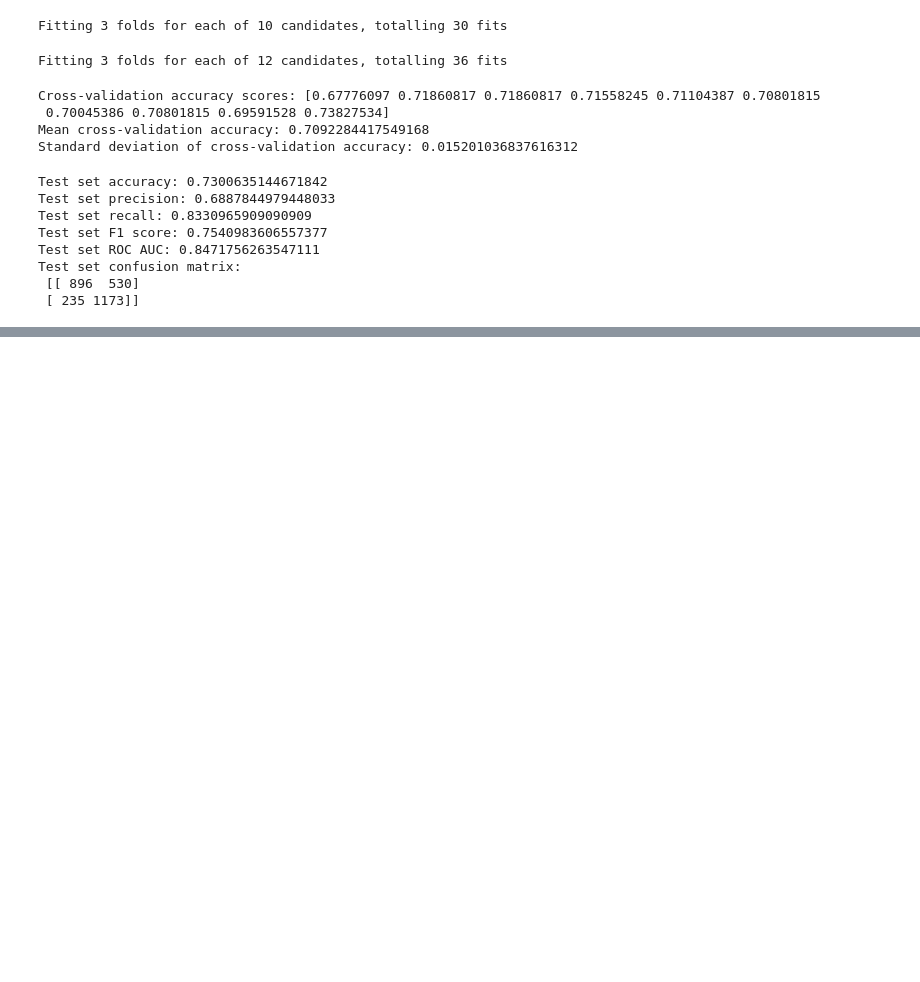
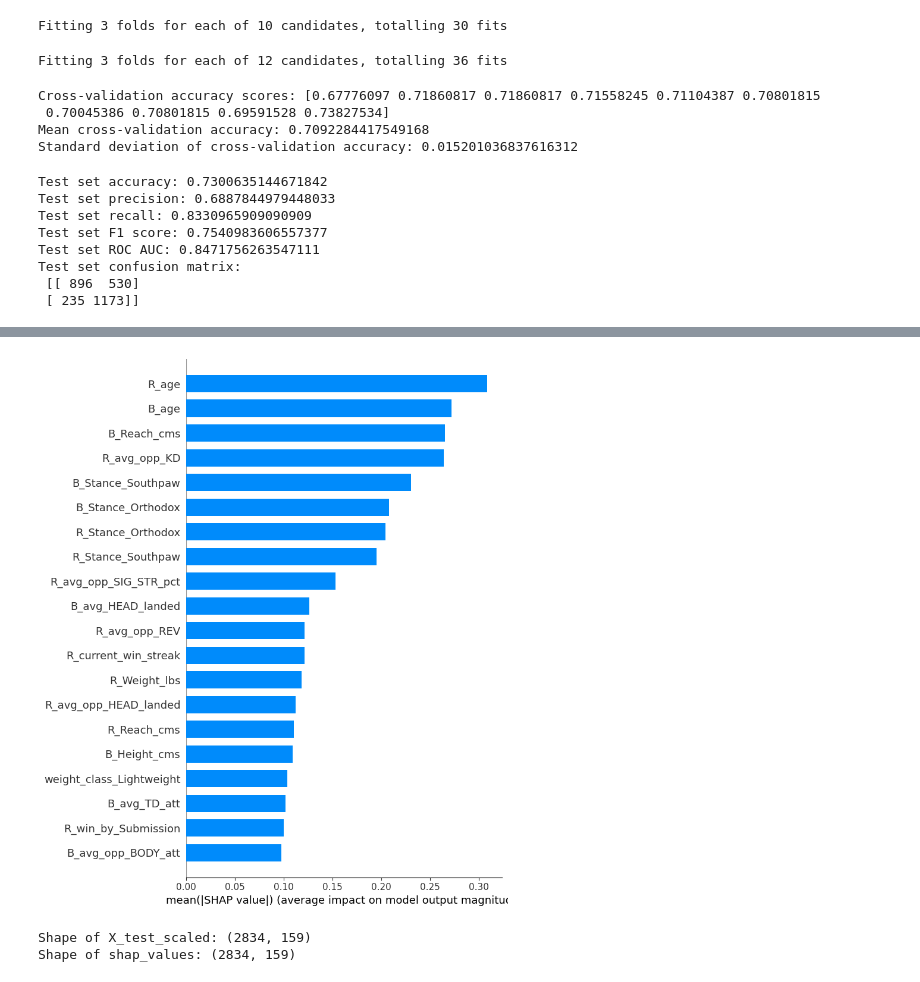
Before and after one commit to 99kishan/DS-UoN-Sports-ML-bhamidipati, a Jupyter notebook: modelling.ipynb, the cells around one changed output, grey strips where cells are left out. Drawn from its saved outputs; the diff is of its cells as text; code cells hidden in the pictures; blank space fills up the shorter version.

```diff
--- a/modelling.ipynb
+++ b/modelling.ipynb
@@ -1531,0 +1371,10 @@ shap.summary_plot(shap_values, X_test_scaled, feature_names=features)
+# %%
+shap.summary_plot(shap_values, X, plot_type="bar")
+# %% [output]
+[figure, added]
+# %%
+print("Shape of X_test_scaled:", X_test_scaled.shape)
+print("Shape of shap_values:", shap_values.values.shape)
+# %% [output]
+Shape of X_test_scaled: (2834, 159)
+Shape of shap_values: (2834, 159)
```
Also changed, not shown: parts of 30 cells of this notebook.
